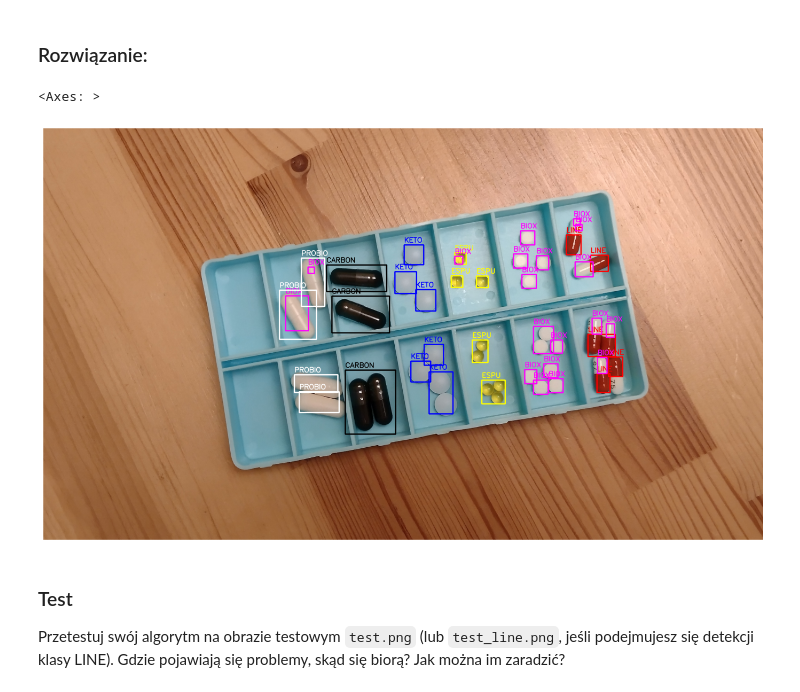
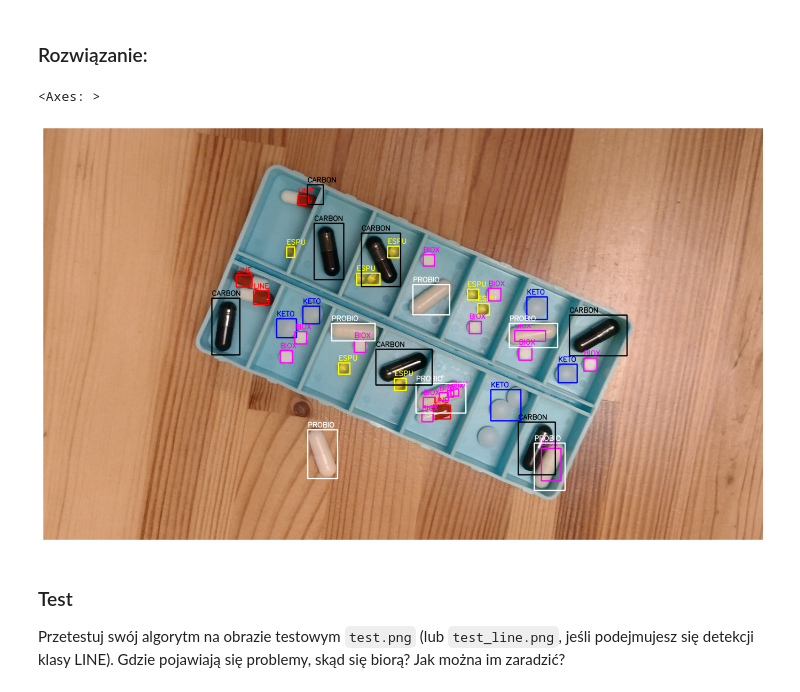
Before and after one commit to WitoldFracek/AiPOiV, a Jupyter notebook: Lab5/Lab5_zadanie.ipynb, the cells around one changed output. Drawn from its saved outputs; the diff is of its cells as text; code cells hidden in the pictures.

```diff
--- a/Lab5/Lab5_zadanie.ipynb
+++ b/Lab5/Lab5_zadanie.ipynb
@@ -272,15 +272,15 @@ class PillDetector:
         return self.__to(src, self.LAB)
 # %%
 src = cv2.imread('calib.png')
-# src = cv2.imread('test_line.png')
+src = cv2.imread('test_line.png')
 fig, ax = plt.subplots(figsize=(25, 10))
 ax.axis('off')
 detector = PillDetector(input_color_space='BGR')
 data = detector.detect(src)
 detector.bbshow(detector.to_rgb(src), data, ax)
 # %% [output]
 <Axes: >
-[figure, old version]
+[figure, new version]
 # %% [markdown]
 ### Test
 
```
Also changed, not shown: 4 other files.
